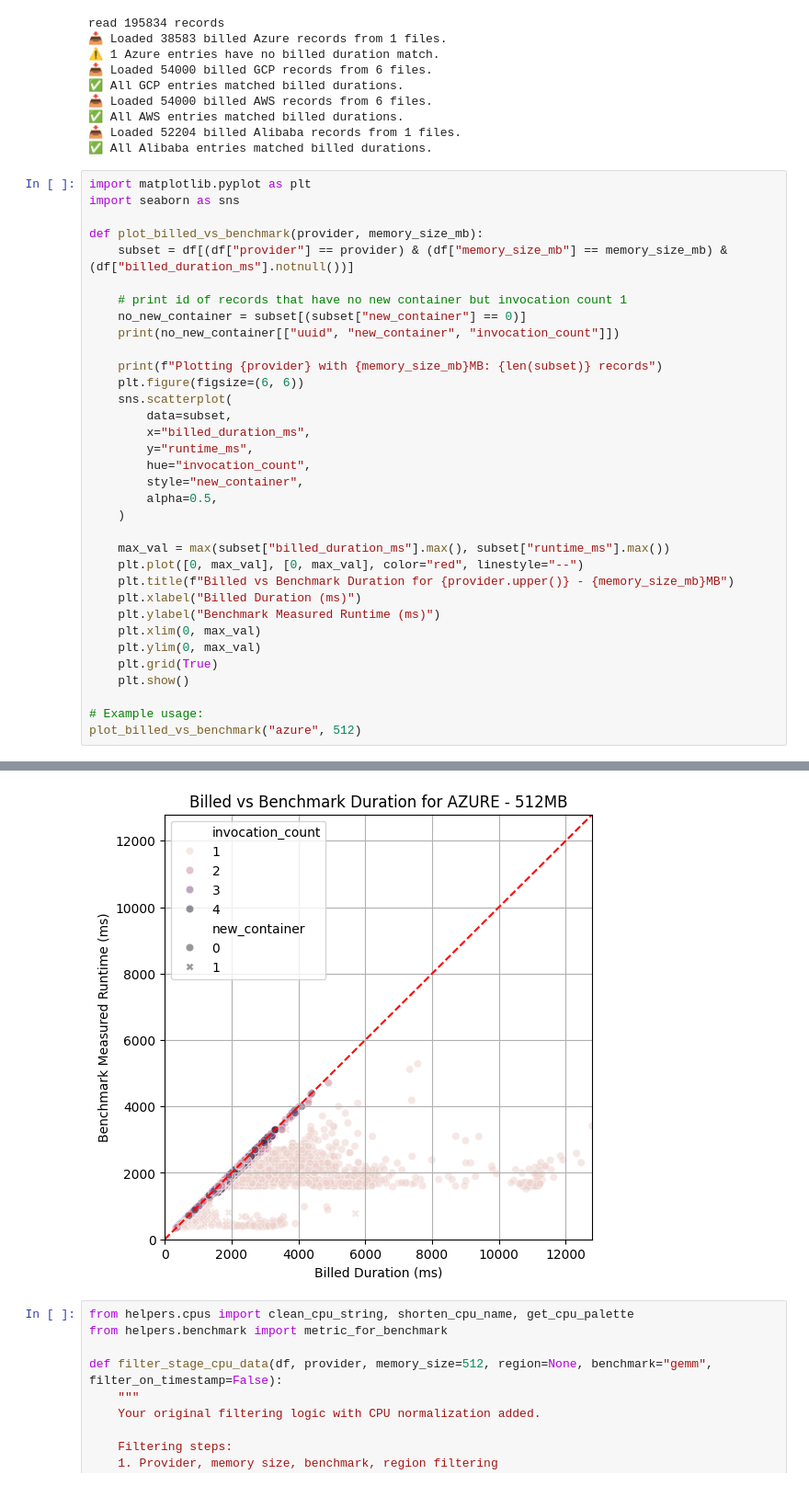
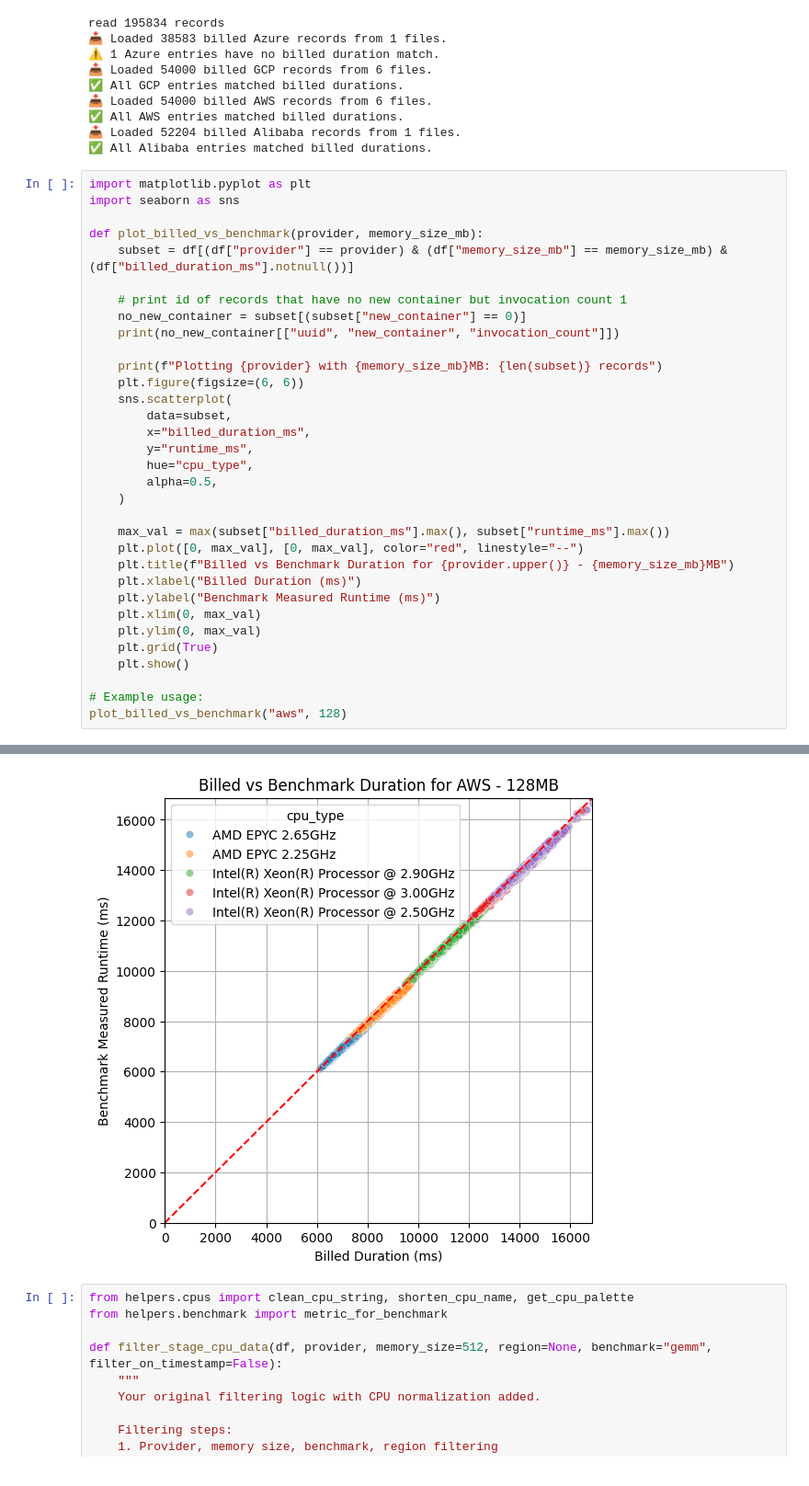
Before and after one commit to Persists/classifaas-results, a Jupyter notebook: stage_b.ipynb, the cells around one changed output, grey strips where cells are left out. Shown: that part at 92% size. Cells and saved outputs as stored; diff of their text form.

```diff
--- a/stage_b.ipynb
+++ b/stage_b.ipynb
@@ -53,8 +53,7 @@ def plot_billed_vs_benchmark(provider, memory_size_mb):
         data=subset,
         x="billed_duration_ms",
         y="runtime_ms",
-        hue="invocation_count",
-        style="new_container",
+        hue="cpu_type",
         alpha=0.5,
     )
 
@@ -69,6 +68,6 @@ def plot_billed_vs_benchmark(provider, memory_size_mb):
     plt.show()
 
 # Example usage:
-plot_billed_vs_benchmark("azure", 512)
+plot_billed_vs_benchmark("aws", 128)
 # %% [output]
                                         uuid  new_container  invocation_count
@@ -89,4 +88,4 @@ Plotting azure with 512MB: 17983 records
-[figure, old version]
+[figure, new version]
 # %%
 from helpers.cpus import clean_cpu_string, shorten_cpu_name, get_cpu_palette
 from helpers.benchmark import metric_for_benchmark
```
Also changed, not shown: parts of 1 cell of this notebook.
